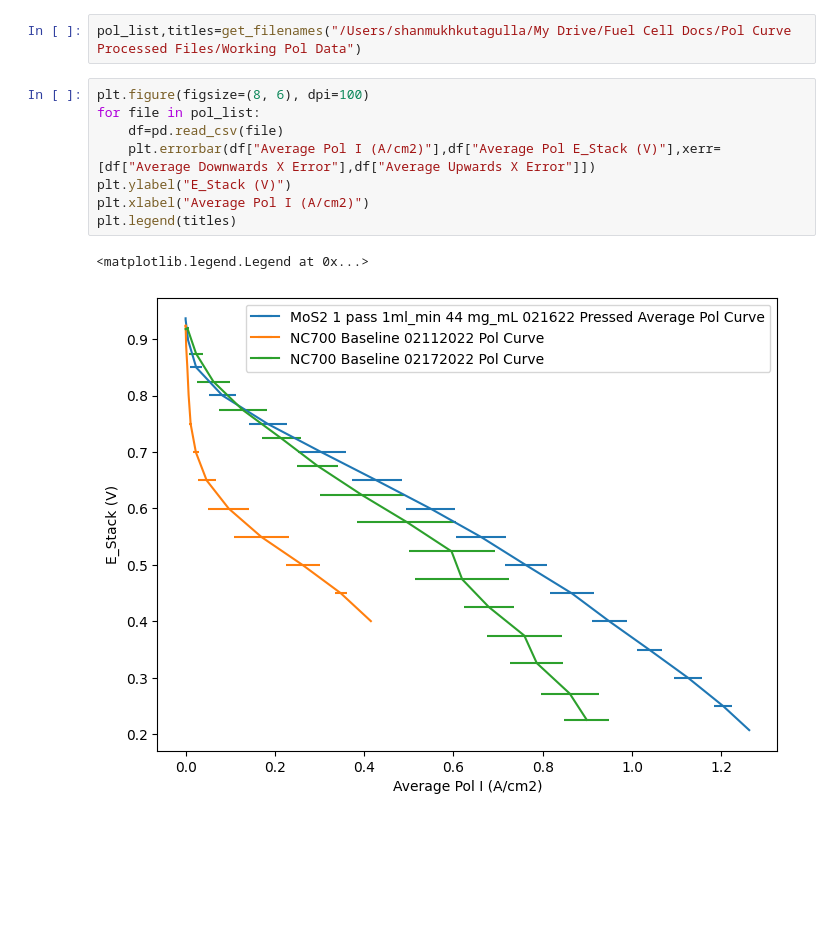
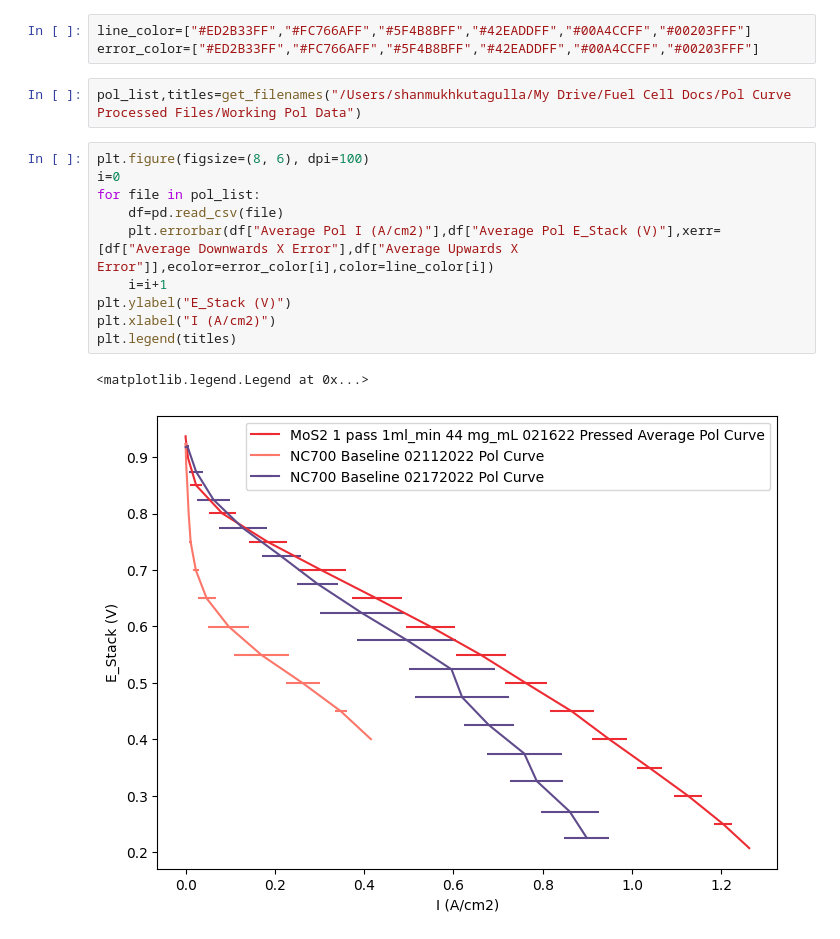
Before and after one commit to shankutagulla/FuelCellScripts, a Jupyter notebook: Pol Curve Comparisons.ipynb, the cells around one changed output. Cells and saved outputs as stored; diff of their text form; blank space fills up the shorter version.

```diff
--- a/Pol Curve Comparisons.ipynb
+++ b/Pol Curve Comparisons.ipynb
@@ -17,16 +17,21 @@ def get_filenames(folder_directory): #retrieves all files in directory and subdi
             titles.append(file.split('.',1)[0])
             allfiles.append(os.path.join(folder_directory, file))
     return allfiles, titles
+# %%
+line_color=["#ED2B33FF","#FC766AFF","#5F4B8BFF","#42EADDFF","#00A4CCFF","#00203FFF"]
+error_color=["#ED2B33FF","#FC766AFF","#5F4B8BFF","#42EADDFF","#00A4CCFF","#00203FFF"]
 # %%
 pol_list,titles=get_filenames("/Users/shanmukhkutagulla/My Drive/Fuel Cell Docs/Pol Curve Processed Files/Working Pol Data")
 # %%
 plt.figure(figsize=(8, 6), dpi=100)
+i=0
 for file in pol_list:
     df=pd.read_csv(file)
-    plt.errorbar(df["Average Pol I (A/cm2)"],df["Average Pol E_Stack (V)"],xerr=[df["Average Downwards X Error"],df["Average Upwards X Error"]])
+    plt.errorbar(df["Average Pol I (A/cm2)"],df["Average Pol E_Stack (V)"],xerr=[df["Average Downwards X Error"],df["Average Upwards X Error"]],ecolor=error_color[i],color=line_color[i])
+    i=i+1
 plt.ylabel("E_Stack (V)")
-plt.xlabel("Average Pol I (A/cm2)")
+plt.xlabel("I (A/cm2)")
 plt.legend(titles)
 # %% [output]
 <matplotlib.legend.Legend at 0x...>
-[figure, old version]
+[figure, new version]
```
Also changed, not shown: 3 other files.
